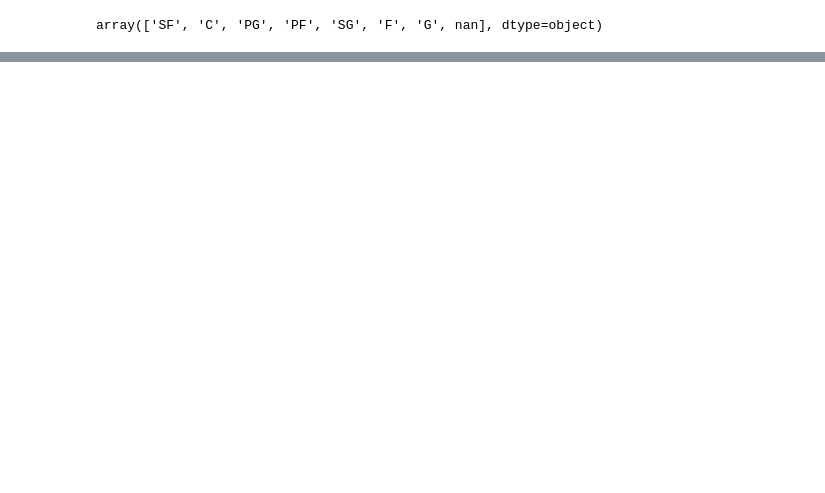
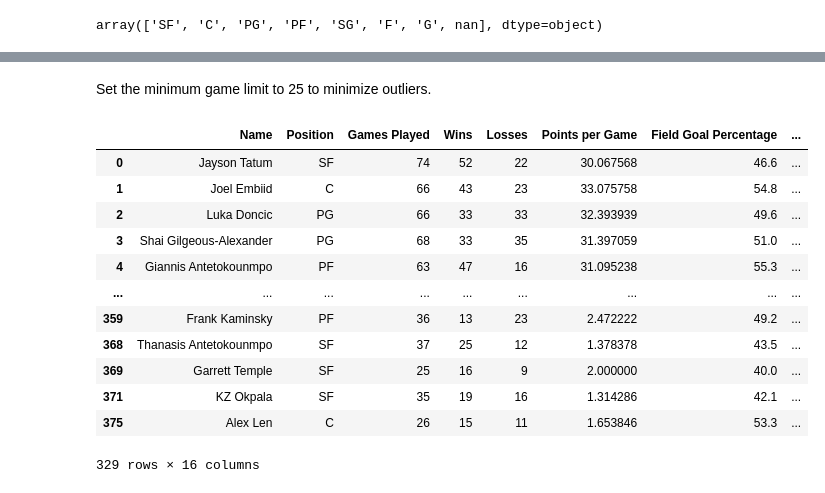
Before and after one commit to ashwanthsridhar/NBA_Position_Classifier, a Jupyter notebook: Analysis.ipynb, the cells around one changed output, grey strips where cells are left out. Cells and saved outputs as stored; diff of their text form; code cells hidden in the pictures; blank space fills up the shorter version.

```diff
--- a/Analysis.ipynb
+++ b/Analysis.ipynb
@@ -146,0 +211,19 @@ df
+# %% [markdown]
+Set the minimum game limit to 25 to minimize outliers.
+# %%
+df = df[df['Games Played'] >= 25] #CHECK IF THIS NEEDS TO BE MODIFIED
+df
+# %% [output]
+|  | Name | Position | Games Played | Wins | Losses | Points per Game | Field Goal Percentage | ... |
+| 0 | Jayson Tatum | SF | 74 | 52 | 22 | 30.067568 | 46.6 | ... |
+| 1 | Joel Embiid | C | 66 | 43 | 23 | 33.075758 | 54.8 | ... |
+| 2 | Luka Doncic | PG | 66 | 33 | 33 | 32.393939 | 49.6 | ... |
+| 3 | Shai Gilgeous-Alexander | PG | 68 | 33 | 35 | 31.397059 | 51.0 | ... |
+| 4 | Giannis Antetokounmpo | PF | 63 | 47 | 16 | 31.095238 | 55.3 | ... |
+| ... | ... | ... | ... | ... | ... | ... | ... | ... |
+| 359 | Frank Kaminsky | PF | 36 | 13 | 23 | 2.472222 | 49.2 | ... |
+| 368 | Thanasis Antetokounmpo | SF | 37 | 25 | 12 | 1.378378 | 43.5 | ... |
+| 369 | Garrett Temple | SF | 25 | 16 | 9 | 2.000000 | 40.0 | ... |
+| 371 | KZ Okpala | SF | 35 | 19 | 16 | 1.314286 | 42.1 | ... |
+| 375 | Alex Len | C | 26 | 15 | 11 | 1.653846 | 53.3 | ... |
+329 rows × 16 columns
```
Also changed, not shown: parts of 13 cells of this notebook.
